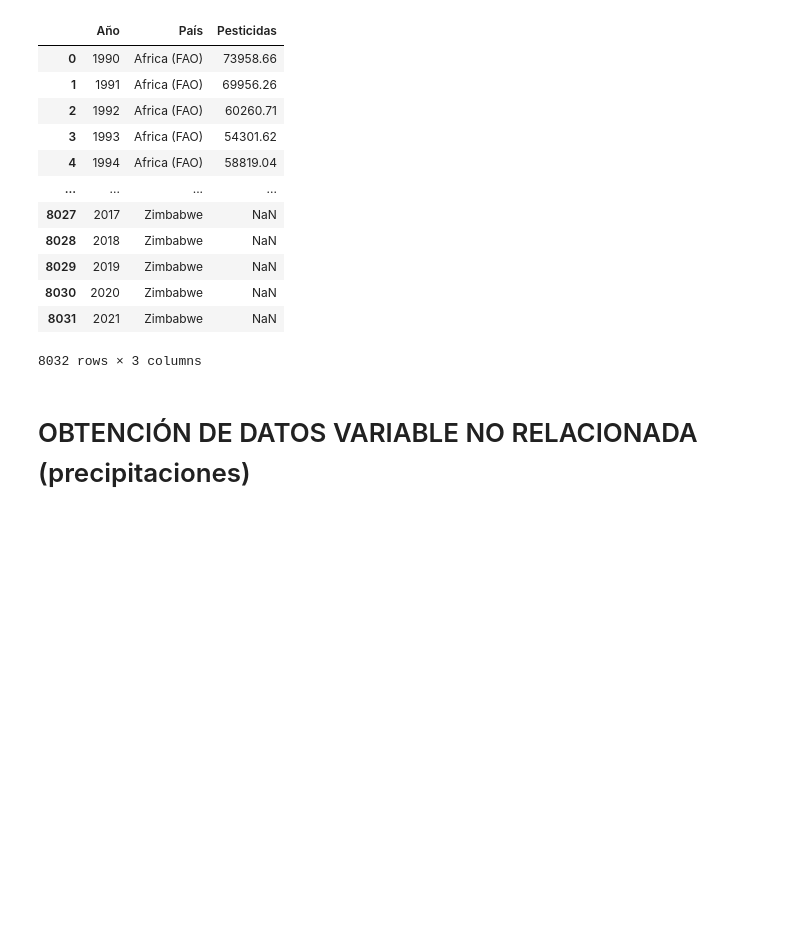
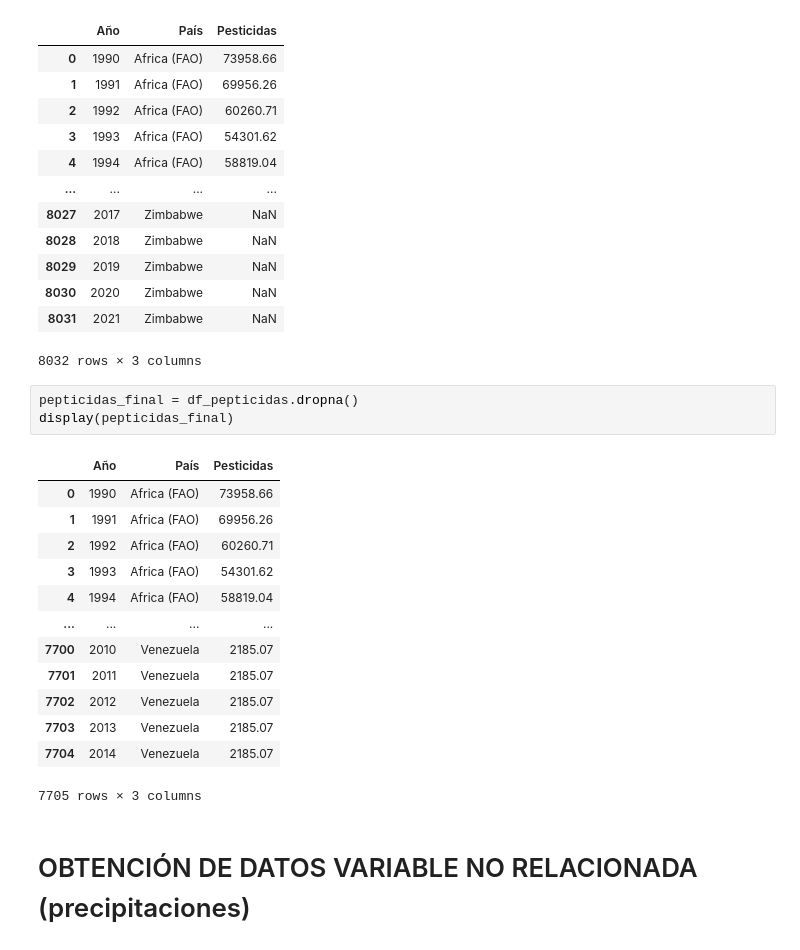
Before and after one commit to Lorenacalvoperez/Trabajo-Fin-de-Grado, a Jupyter notebook: SCRIPTS/DataFrames.ipynb, the cells around one changed output. Saved outputs shown, nothing was run; the diff lists cells and outputs as text; blank space fills up the shorter version.

Commit message:
Creación de Pepticidas.csv con los datos de la variable para repsentar los datos en el mapa

```diff
--- a/SCRIPTS/DataFrames.ipynb
+++ b/SCRIPTS/DataFrames.ipynb
@@ -467,6 +467,23 @@ display(df_pepticidas)
 | 8030 | 2020 | Zimbabwe | NaN |
 | 8031 | 2021 | Zimbabwe | NaN |
 8032 rows × 3 columns
+# %%
+pepticidas_final = df_pepticidas.dropna()
+display(pepticidas_final)
+# %% [output]
+|  | Año | País | Pesticidas |
+| 0 | 1990 | Africa (FAO) | 73958.66 |
+| 1 | 1991 | Africa (FAO) | 69956.26 |
+| 2 | 1992 | Africa (FAO) | 60260.71 |
+| 3 | 1993 | Africa (FAO) | 54301.62 |
+| 4 | 1994 | Africa (FAO) | 58819.04 |
+| ... | ... | ... | ... |
+| 7700 | 2010 | Venezuela | 2185.07 |
+| 7701 | 2011 | Venezuela | 2185.07 |
+| 7702 | 2012 | Venezuela | 2185.07 |
+| 7703 | 2013 | Venezuela | 2185.07 |
+| 7704 | 2014 | Venezuela | 2185.07 |
+7705 rows × 3 columns
 # %% [markdown]
 # OBTENCIÓN DE DATOS VARIABLE NO RELACIONADA (precipitaciones)
 # %% [markdown]
```
Also changed, not shown: parts of 12 cells of this notebook, 1 other file.
